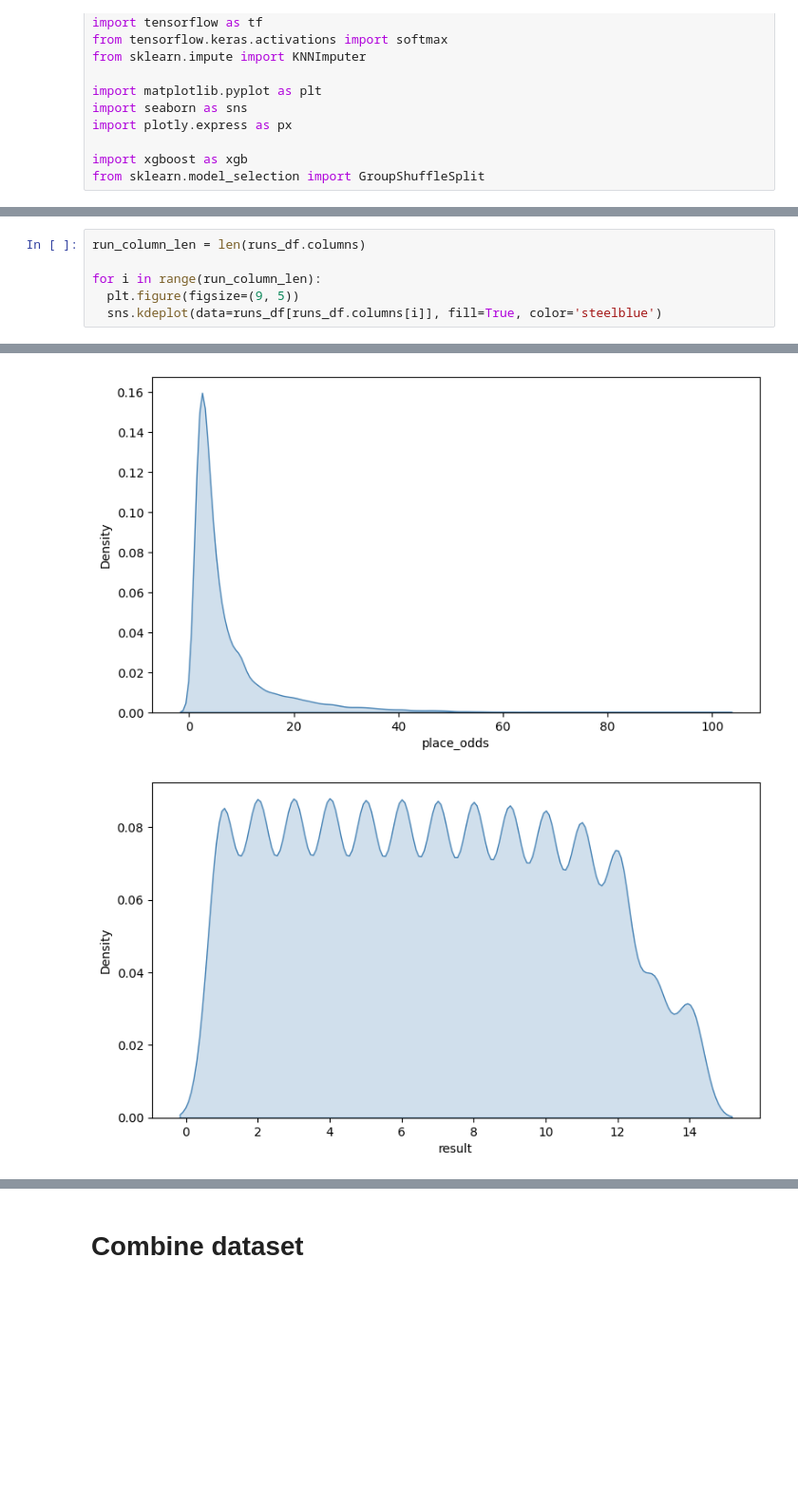
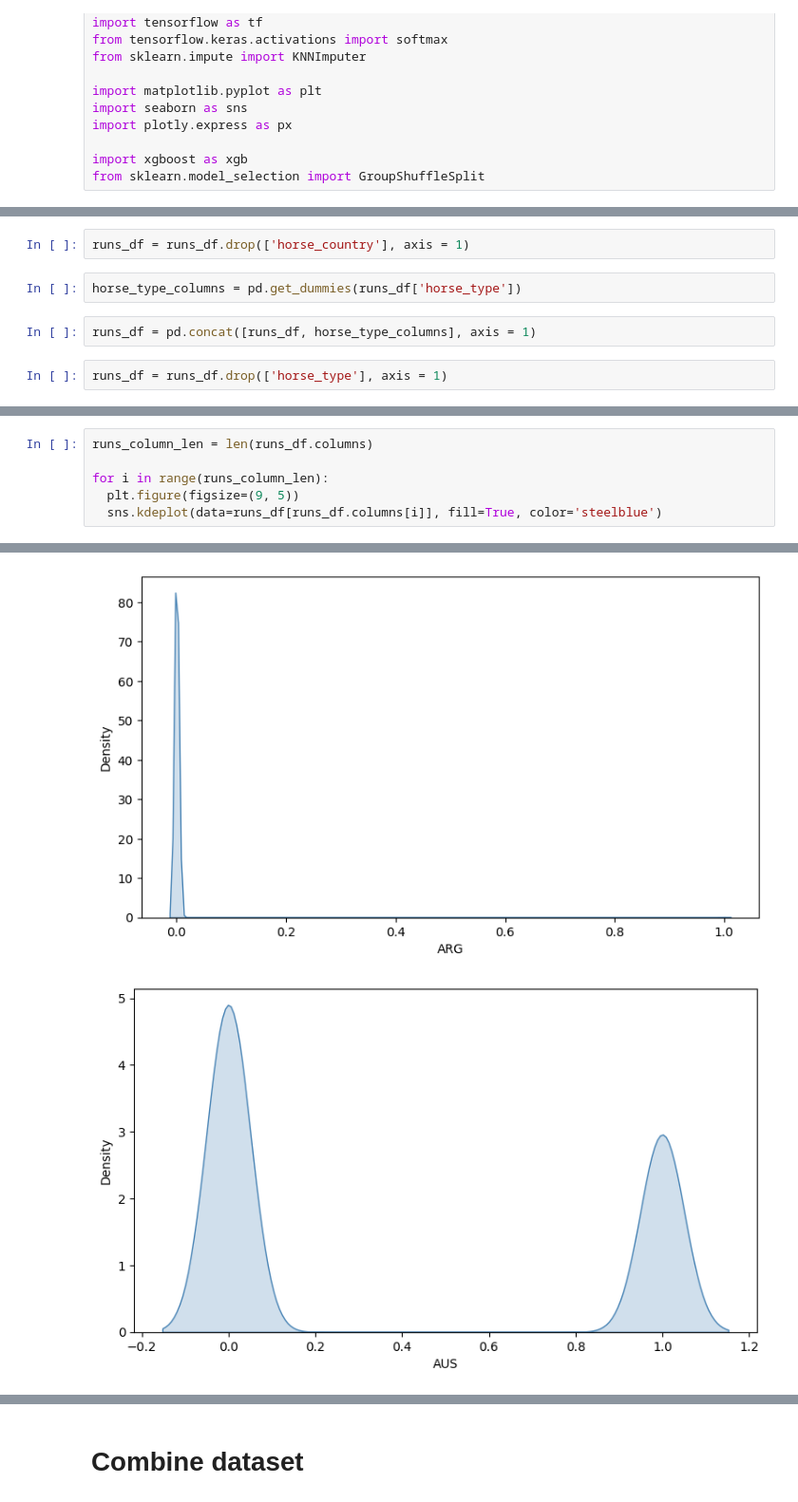
Before and after one commit to phamngochieu123456/HK_Race, a Jupyter notebook: HK_Race_2.ipynb, the cells around one changed output, grey strips where cells are left out. Shown at 95% size. Saved outputs shown, nothing was run; the diff lists cells and outputs as text; blank space fills up the shorter version.

```diff
--- a/HK_Race_2.ipynb
+++ b/HK_Race_2.ipynb
@@ -83,0 +248,8 @@ array(['Brown', 'Colt', 'Filly', 'Gelding', 'Grey', 'Horse', 'Mare',
+# %%
+runs_df = runs_df.drop(['horse_country'], axis = 1)
+# %%
+horse_type_columns = pd.get_dummies(runs_df['horse_type'])
+# %%
+runs_df = pd.concat([runs_df, horse_type_columns], axis = 1)
+# %%
+runs_df = runs_df.drop(['horse_type'], axis = 1)
@@ -96,7 +294,7 @@ runs_df.describe()
 # %%
-run_column_len = len(runs_df.columns)
+runs_column_len = len(runs_df.columns)
 
-for i in range(run_column_len):
+for i in range(runs_column_len):
   plt.figure(figsize=(9, 5))
   sns.kdeplot(data=runs_df[runs_df.columns[i]], fill=True, color='steelblue')
 # %% [output]
@@ -112,2 +310,2 @@ for i in range(run_column_len):
-[figure, old version]
+[figure, new version]
-[figure, old version]
+[figure, new version]
```
Also changed, not shown: parts of 93 cells of this notebook.
